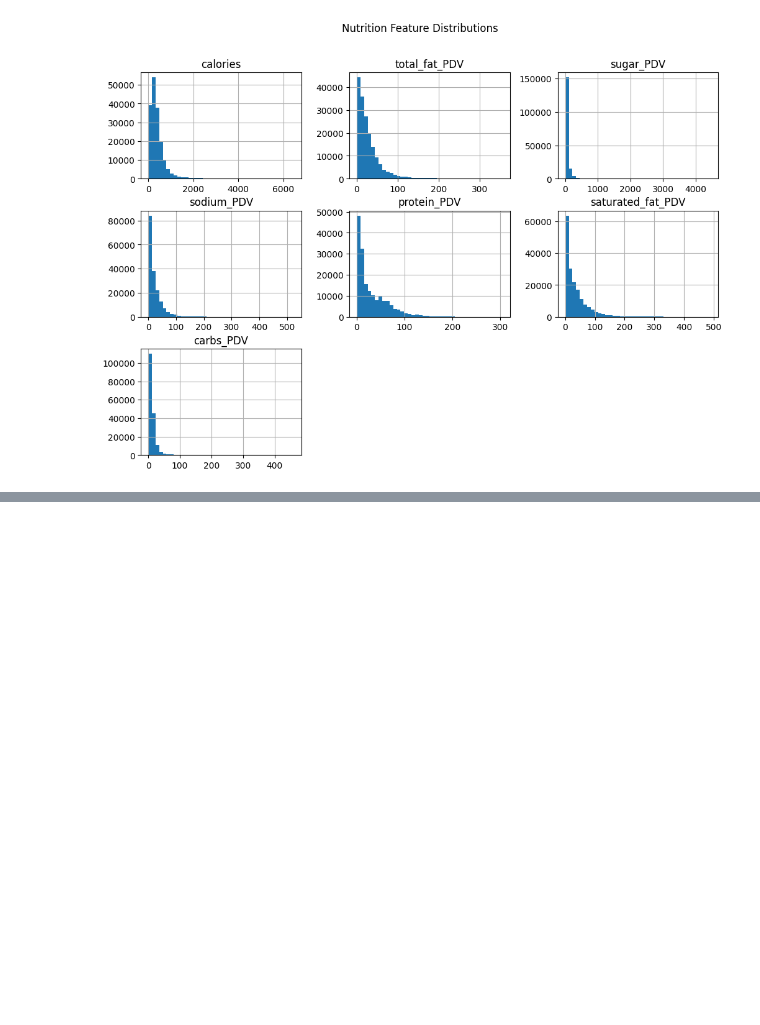
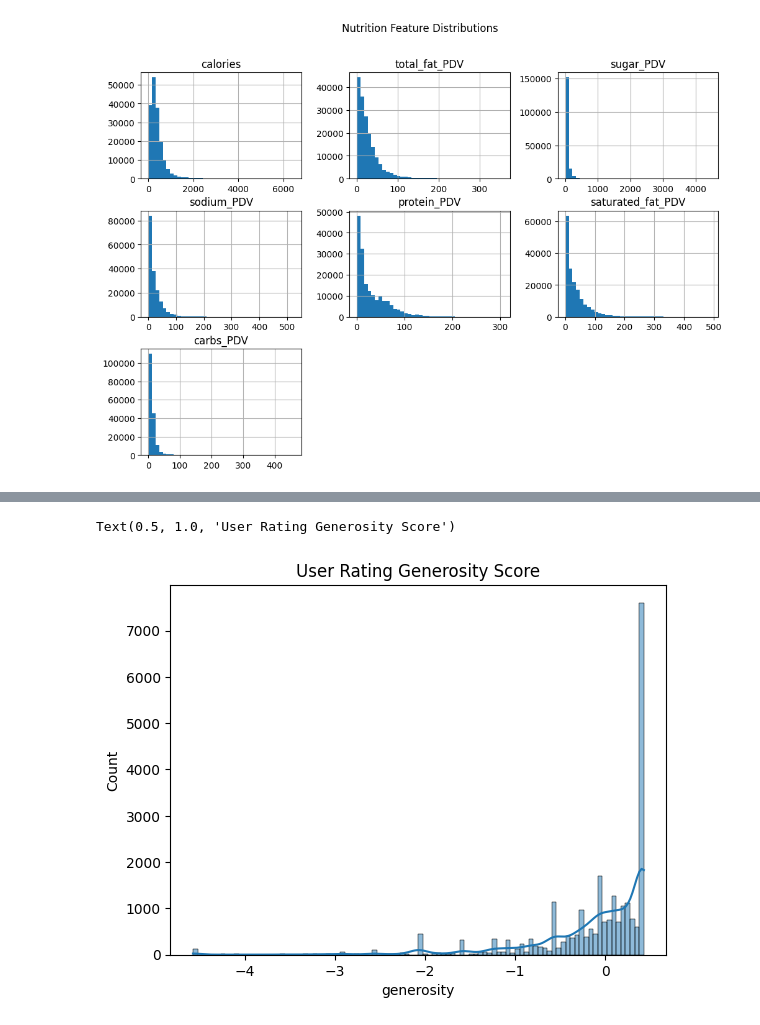
Before and after one commit to chriss-mo/recommendr, a Jupyter notebook: main2.ipynb, the cells around one changed output, grey strips where cells are left out. Saved outputs shown, nothing was run; the diff lists cells and outputs as text; code cells hidden in the pictures; blank space fills up the shorter version.

```diff
--- a/main2.ipynb
+++ b/main2.ipynb
@@ -412,0 +476,9 @@ Text(0.5, 0.98, 'Nutrition Feature Distributions')
+# %%
+global_mean = np.mean(np.concatenate(pp_users["ratings"].values))
+pp_users["generosity"] = pp_users["mean_rating"] - global_mean
+
+sns.histplot(pp_users["generosity"], kde=True)
+plt.title("User Rating Generosity Score")
+# %% [output]
+Text(0.5, 1.0, 'User Rating Generosity Score')
+[figure, added]
```
Also changed, not shown: parts of 16 cells of this notebook.
